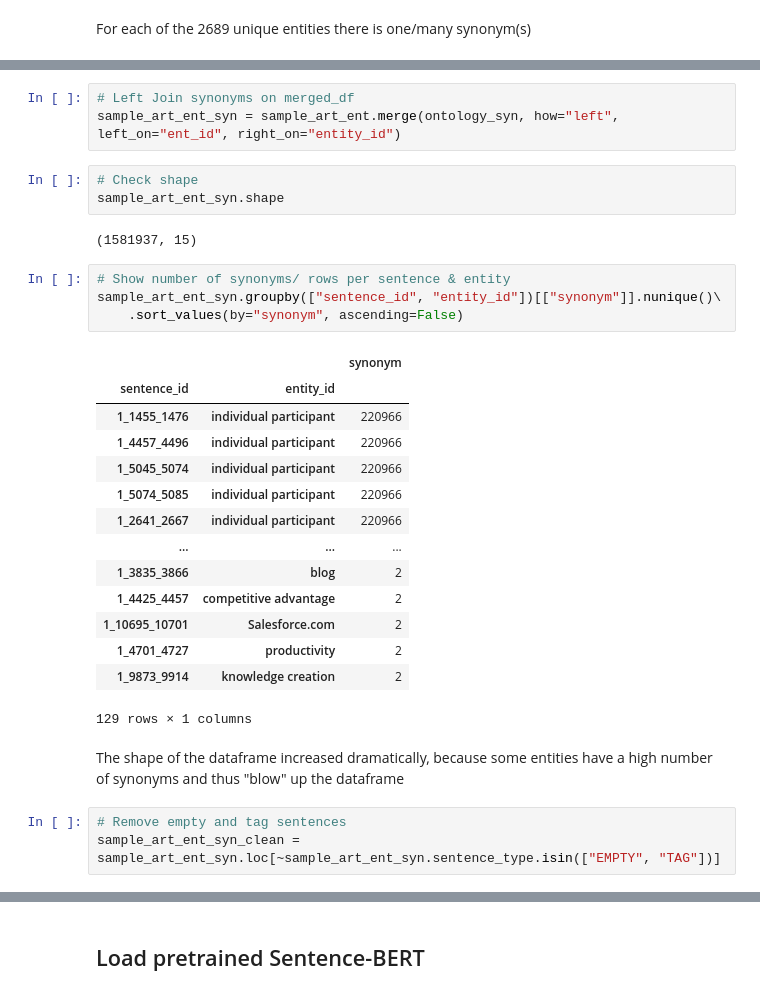
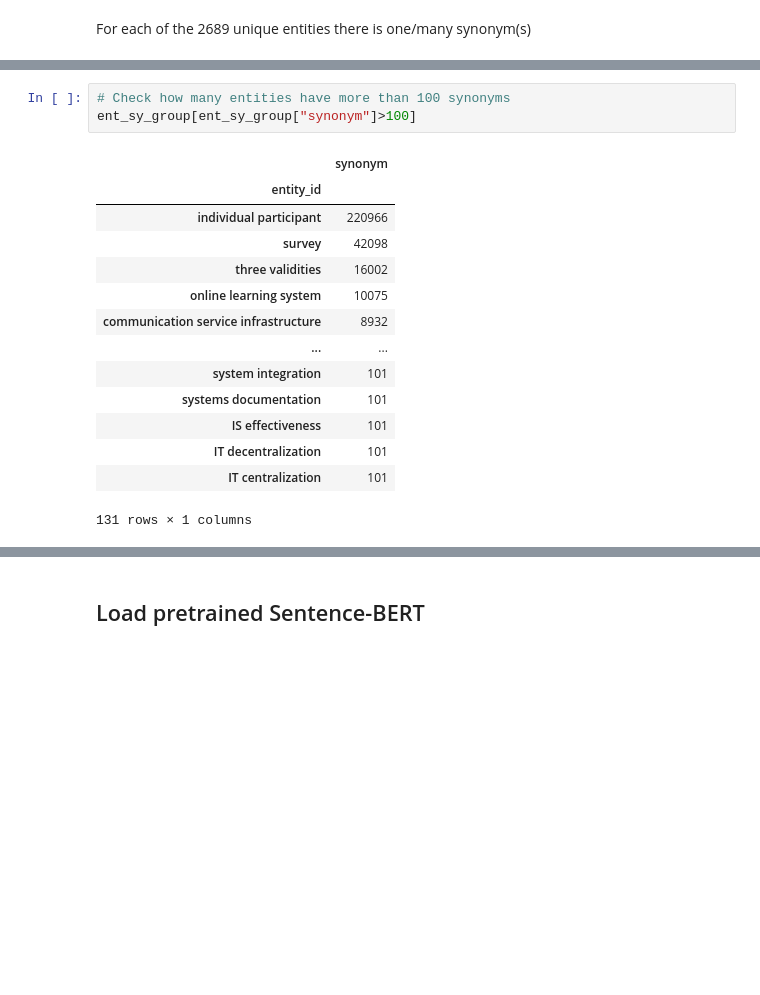
Before and after one commit to hoangminhanh/TWSM_Lab, a Jupyter notebook: Project/Notebooks/PH_EDA.ipynb, the cells around one changed output, grey strips where cells are left out. Drawn from its saved outputs; the diff is of its cells as text; blank space fills up the shorter version.

```diff
--- a/Project/Notebooks/PH_EDA.ipynb
+++ b/Project/Notebooks/PH_EDA.ipynb
@@ -302,32 +285,18 @@ sample_art_ent[sample_art_ent['sentence_id'].map(sample_art_ent['sentence_id'].v
-# %%
-# Left Join synonyms on merged_df
-sample_art_ent_syn = sample_art_ent.merge(ontology_syn, how="left", left_on="ent_id", right_on="entity_id")
-# %%
-# Check shape
-sample_art_ent_syn.shape
-# %% [output]
-(1581937, 15)
-# %%
-# Show number of synonyms/ rows per sentence & entity
-sample_art_ent_syn.groupby(["sentence_id", "entity_id"])[["synonym"]].nunique()\
-    .sort_values(by="synonym", ascending=False)
-# %% [output]
-|  |  | synonym |
-| sentence_id | entity_id |  |
-| 1_1455_1476 | individual participant | 220966 |
-| 1_4457_4496 | individual participant | 220966 |
-| 1_5045_5074 | individual participant | 220966 |
-| 1_5074_5085 | individual participant | 220966 |
-| 1_2641_2667 | individual participant | 220966 |
-| ... | ... | ... |
-| 1_3835_3866 | blog | 2 |
-| 1_4425_4457 | competitive advantage | 2 |
-| 1_10695_10701 | Salesforce.com | 2 |
-| 1_4701_4727 | productivity | 2 |
-| 1_9873_9914 | knowledge creation | 2 |
-129 rows × 1 columns
-# %% [markdown]
-The shape of the dataframe increased dramatically, because some entities have a high number of synonyms and thus "blow" up the dataframe
-# %%
-# Remove empty and tag sentences
-sample_art_ent_syn_clean = sample_art_ent_syn.loc[~sample_art_ent_syn.sentence_type.isin(["EMPTY", "TAG"])]
+# %%
+# Check how many entities have more than 100 synonyms
+ent_sy_group[ent_sy_group["synonym"]>100]
+# %% [output]
+|  | synonym |
+| entity_id |  |
+| individual participant | 220966 |
+| survey | 42098 |
+| three validities | 16002 |
+| online learning system | 10075 |
+| communication service infrastructure | 8932 |
+| ... | ... |
+| system integration | 101 |
+| systems documentation | 101 |
+| IS effectiveness | 101 |
+| IT decentralization | 101 |
+| IT centralization | 101 |
+131 rows × 1 columns
```
Also changed, not shown: parts of 38 cells of this notebook.
